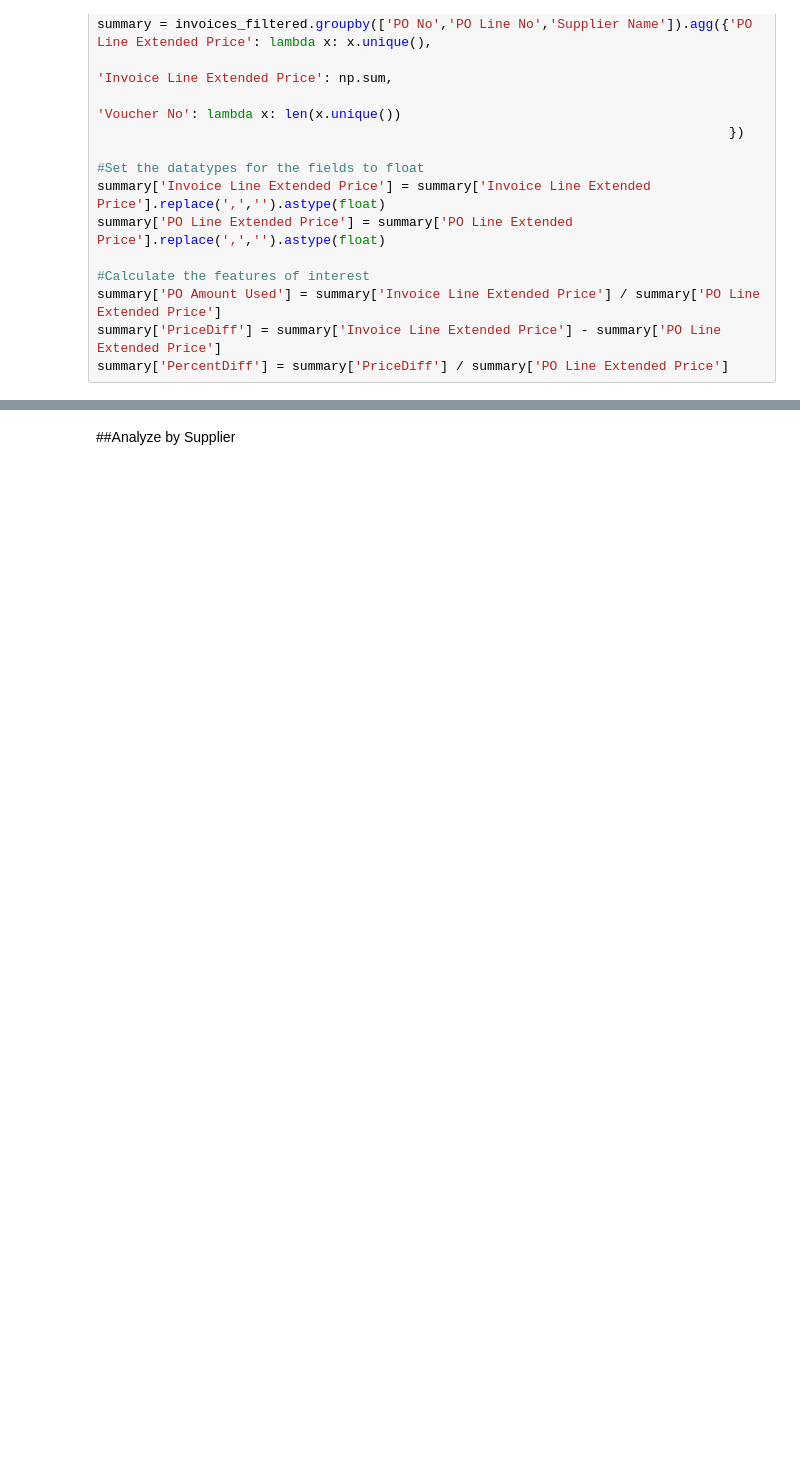
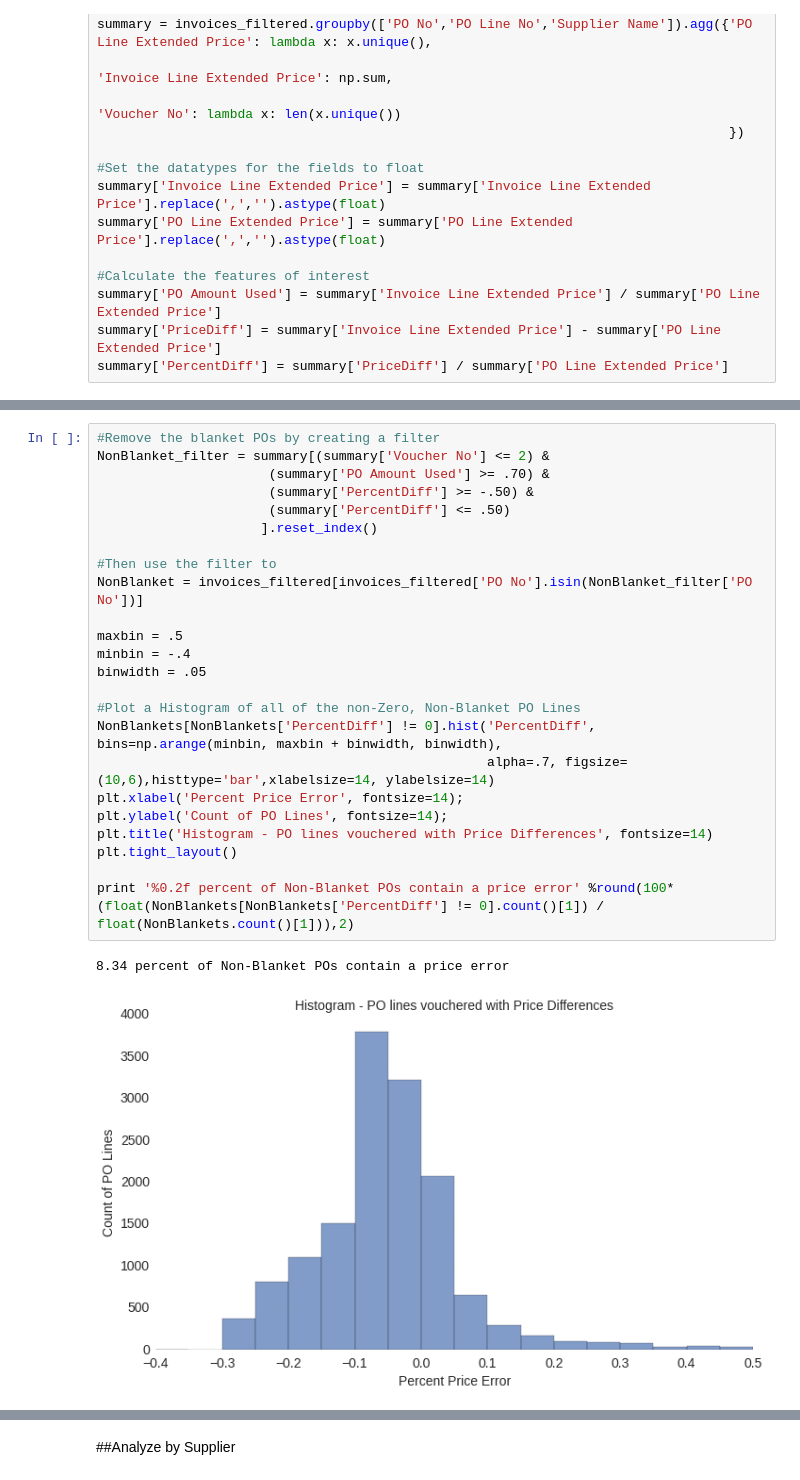
Before and after one commit to BIDS-collaborative/purchasing, a Jupyter notebook: ntbk/andrew/Pricing_Error.ipynb, the cells around one changed output, grey strips where cells are left out. Cells and saved outputs as stored; diff of their text form; blank space fills up the shorter version.

Commit message:
Revised histogram and re-coded the removal of blanket POs

```diff
--- a/ntbk/andrew/Pricing_Error.ipynb
+++ b/ntbk/andrew/Pricing_Error.ipynb
@@ -159,0 +109,27 @@ plt.show()
+# %%
+#Remove the blanket POs by creating a filter
+NonBlanket_filter = summary[(summary['Voucher No'] <= 2) &
+                      (summary['PO Amount Used'] >= .70) &
+                      (summary['PercentDiff'] >= -.50) &
+                      (summary['PercentDiff'] <= .50)
+                     ].reset_index()
+
+#Then use the filter to
+NonBlanket = invoices_filtered[invoices_filtered['PO No'].isin(NonBlanket_filter['PO No'])]
+
+maxbin = .5
+minbin = -.4
+binwidth = .05
+
+#Plot a Histogram of all of the non-Zero, Non-Blanket PO Lines
+NonBlankets[NonBlankets['PercentDiff'] != 0].hist('PercentDiff', bins=np.arange(minbin, maxbin + binwidth, binwidth),
+                                                  alpha=.7, figsize=(10,6),histtype='bar',xlabelsize=14, ylabelsize=14)
+plt.xlabel('Percent Price Error', fontsize=14);
+plt.ylabel('Count of PO Lines', fontsize=14);
+plt.title('Histogram - PO lines vouchered with Price Differences', fontsize=14)
+plt.tight_layout()
+
+print '%0.2f percent of Non-Blanket POs contain a price error' %round(100*(float(NonBlankets[NonBlankets['PercentDiff'] != 0].count()[1]) / float(NonBlankets.count()[1])),2)
+# %% [output]
+8.34 percent of Non-Blanket POs contain a price error
+[figure, added]
```
Also changed, not shown: parts of 6 cells of this notebook.
